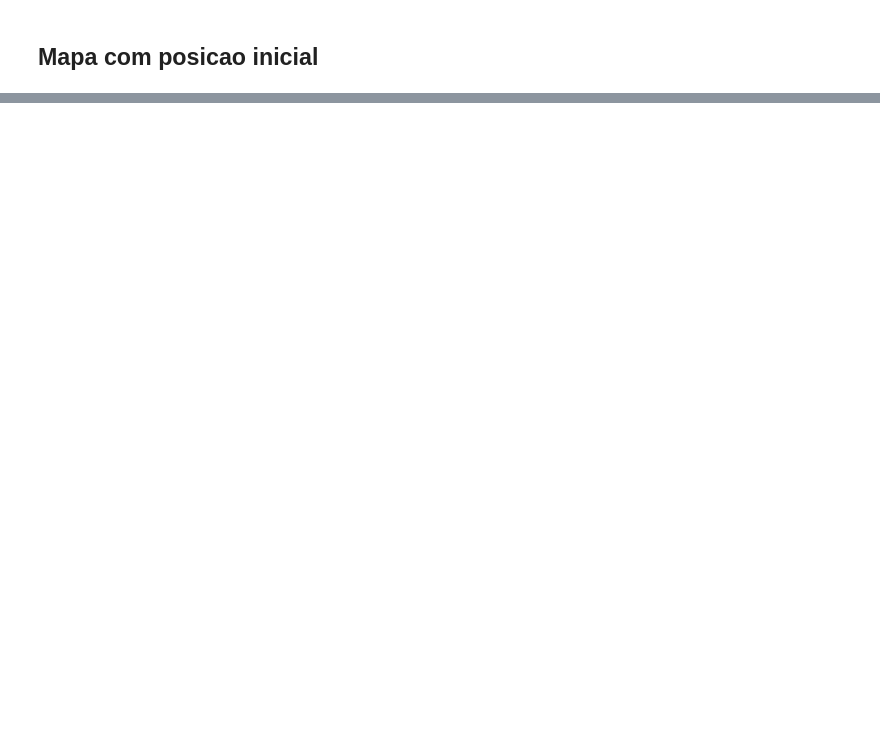
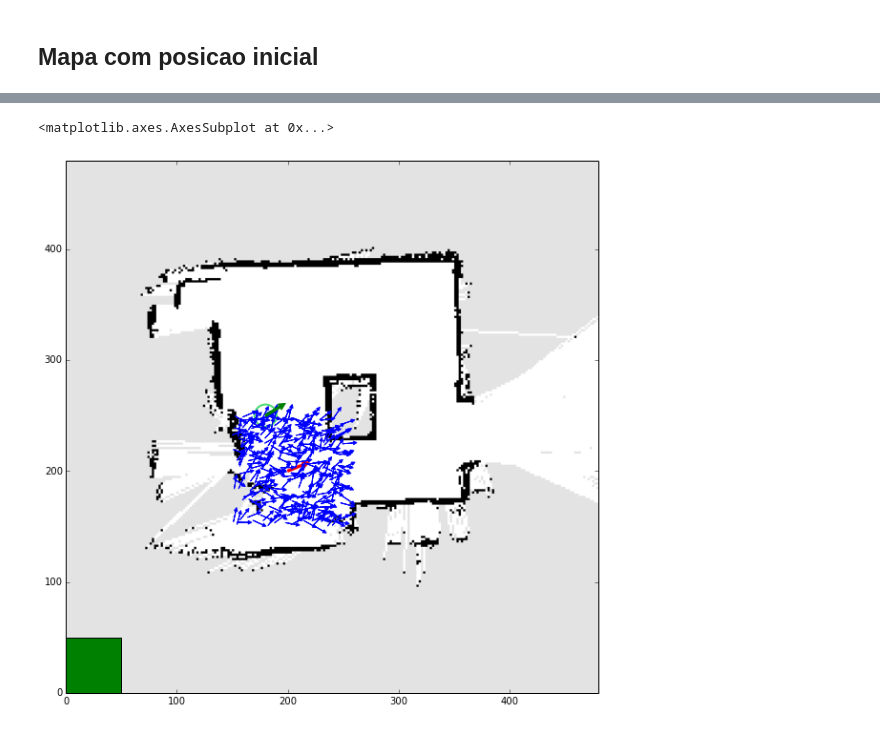
Before and after one commit to toshikurauchi/particlefilter, a Jupyter notebook: particle_filter_1.ipynb, the cells around one changed output, grey strips where cells are left out. Saved outputs shown, nothing was run; the diff lists cells and outputs as text; code cells hidden in the pictures; blank space fills up the shorter version.

```diff
--- a/particle_filter_1.ipynb
+++ b/particle_filter_1.ipynb
@@ -129,0 +173,5 @@ draw_map(np_image)
+# %%
+nb_draw_map(np_image, particles = particle_cloud, initial_position = initial_pose, pose=pose, robot=True)
+# %% [output]
+<matplotlib.axes.AxesSubplot at 0x...>
+[figure, added]
```
Also changed, not shown: parts of 4 cells of this notebook.
